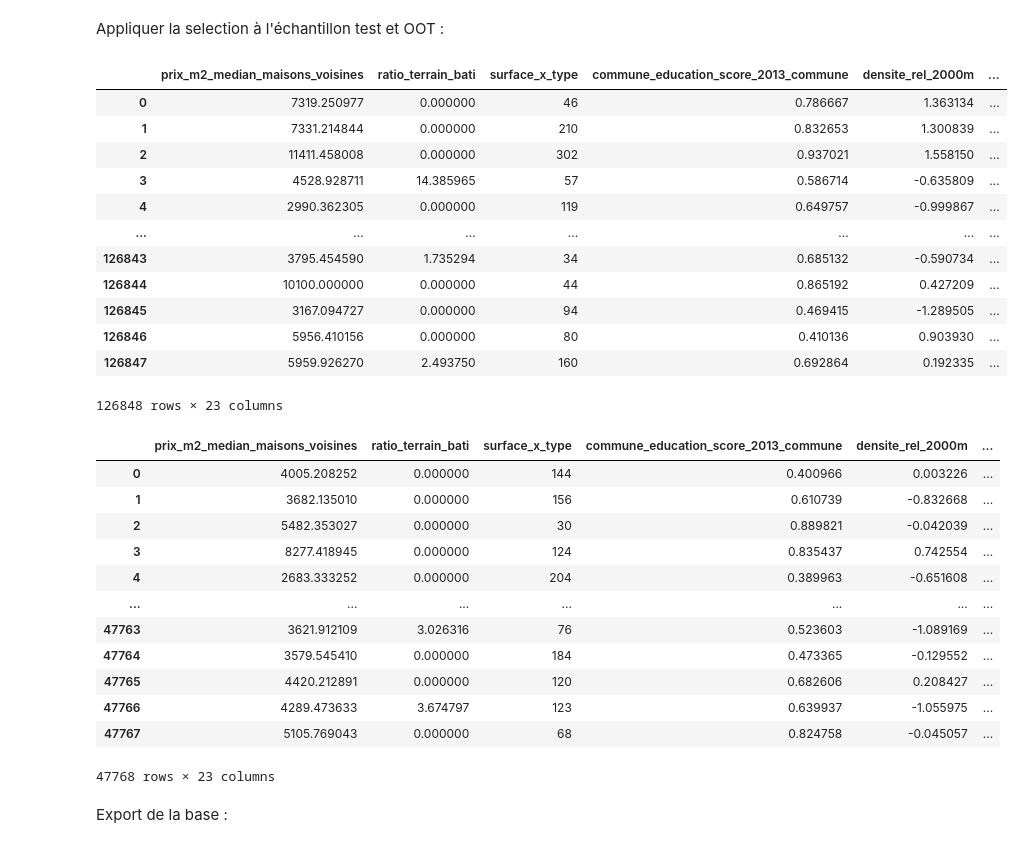
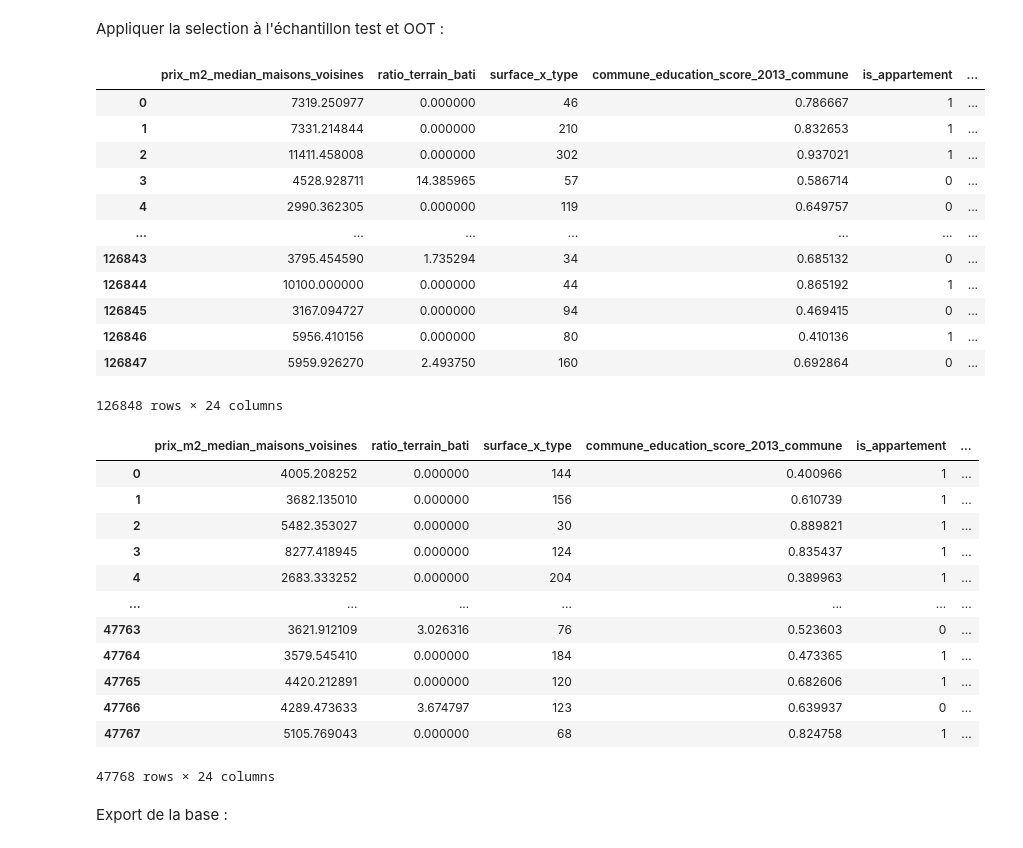
Before and after one commit to leocoooo/land_value_prediction, a Jupyter notebook: notebooks/03_selection_features.ipynb, the cells around one changed output. Cells and saved outputs as stored; diff of their text form; code cells hidden in the pictures.

```diff
--- a/notebooks/03_selection_features.ipynb
+++ b/notebooks/03_selection_features.ipynb
@@ -18,7 +19,8 @@ c:\Users\leoco\Documents\cours\M2_MOSEF\ML_theory\land_value_prediction\notebook
 # %%
 df_train = pd.read_parquet(r"data\processed\train_test_out_sample_cleaned\idf_vf_train_cleaned.parquet")
 # %%
-cols_to_remove = ['prix_m2', 'ecart_prix_median_pct', 'is_maison', 'nord_paris', 'est_paris']
+cols_to_remove = ['prix_m2', 'ecart_prix_median_pct', 'is_maison', 'nord_paris', 'est_paris', "code_departement"]
+df_code_departement = df_train[['code_departement']].copy()
 
 X = df_train.drop(columns=cols_to_remove)
 y = df_train['prix_m2']
@@ -297,42 +316,42 @@ Pour des modèles d'arbre ce n'est pas très grave pour la performance du modèl
 Appliquer la selection à l'échantillon test et OOT :
 # %%
 test_df = pd.read_parquet(r"data/processed/train_test_out_sample_cleaned/idf_vf_test_cleaned.parquet")
-test_df = test_df[selected_features + ["prix_m2"]]
+test_df = test_df[selected_features + ["prix_m2", "code_departement"]]
 test_df = test_df.drop(columns=correlated_features_to_drop, errors='ignore')
 test_df
 # %% [output]
-|  | prix_m2_median_maisons_voisines | ratio_terrain_bati | surface_x_type | commune_education_score_2013_commune | densite_rel_2000m | ... |
-| 0 | 7319.250977 | 0.000000 | 46 | 0.786667 | 1.363134 | ... |
-| 1 | 7331.214844 | 0.000000 | 210 | 0.832653 | 1.300839 | ... |
-| 2 | 11411.458008 | 0.000000 | 302 | 0.937021 | 1.558150 | ... |
-| 3 | 4528.928711 | 14.385965 | 57 | 0.586714 | -0.635809 | ... |
-| 4 | 2990.362305 | 0.000000 | 119 | 0.649757 | -0.999867 | ... |
+|  | prix_m2_median_maisons_voisines | ratio_terrain_bati | surface_x_type | commune_education_score_2013_commune | is_appartement | ... |
+| 0 | 7319.250977 | 0.000000 | 46 | 0.786667 | 1 | ... |
+| 1 | 7331.214844 | 0.000000 | 210 | 0.832653 | 1 | ... |
+| 2 | 11411.458008 | 0.000000 | 302 | 0.937021 | 1 | ... |
+| 3 | 4528.928711 | 14.385965 | 57 | 0.586714 | 0 | ... |
+| 4 | 2990.362305 | 0.000000 | 119 | 0.649757 | 0 | ... |
 | ... | ... | ... | ... | ... | ... | ... |
-| 126843 | 3795.454590 | 1.735294 | 34 | 0.685132 | -0.590734 | ... |
-| 126844 | 10100.000000 | 0.000000 | 44 | 0.865192 | 0.427209 | ... |
-| 126845 | 3167.094727 | 0.000000 | 94 | 0.469415 | -1.289505 | ... |
-| 126846 | 5956.410156 | 0.000000 | 80 | 0.410136 | 0.903930 | ... |
-| 126847 | 5959.926270 | 2.493750 | 160 | 0.692864 | 0.192335 | ... |
+| 126843 | 3795.454590 | 1.735294 | 34 | 0.685132 | 0 | ... |
+| 126844 | 10100.000000 | 0.000000 | 44 | 0.865192 | 1 | ... |
+| 126845 | 3167.094727 | 0.000000 | 94 | 0.469415 | 0 | ... |
+| 126846 | 5956.410156 | 0.000000 | 80 | 0.410136 | 1 | ... |
+| 126847 | 5959.926270 | 2.493750 | 160 | 0.692864 | 0 | ... |
-126848 rows × 23 columns
+126848 rows × 24 columns
 # %%
 oos_df = pd.read_parquet(r"data/processed/train_test_out_sample_cleaned/idf_vf_out_of_sample_cleaned.parquet")
-oos_df = oos_df[selected_features + ["prix_m2"]]
+oos_df = oos_df[selected_features + ["prix_m2", "code_departement"]]
 oos_df = oos_df.drop(columns=correlated_features_to_drop, errors='ignore')
 oos_df
 # %% [output]
-|  | prix_m2_median_maisons_voisines | ratio_terrain_bati | surface_x_type | commune_education_score_2013_commune | densite_rel_2000m | ... |
-| 0 | 4005.208252 | 0.000000 | 144 | 0.400966 | 0.003226 | ... |
-| 1 | 3682.135010 | 0.000000 | 156 | 0.610739 | -0.832668 | ... |
-| 2 | 5482.353027 | 0.000000 | 30 | 0.889821 | -0.042039 | ... |
-| 3 | 8277.418945 | 0.000000 | 124 | 0.835437 | 0.742554 | ... |
-| 4 | 2683.333252 | 0.000000 | 204 | 0.389963 | -0.651608 | ... |
+|  | prix_m2_median_maisons_voisines | ratio_terrain_bati | surface_x_type | commune_education_score_2013_commune | is_appartement | ... |
+| 0 | 4005.208252 | 0.000000 | 144 | 0.400966 | 1 | ... |
+| 1 | 3682.135010 | 0.000000 | 156 | 0.610739 | 1 | ... |
+| 2 | 5482.353027 | 0.000000 | 30 | 0.889821 | 1 | ... |
+| 3 | 8277.418945 | 0.000000 | 124 | 0.835437 | 1 | ... |
+| 4 | 2683.333252 | 0.000000 | 204 | 0.389963 | 1 | ... |
 | ... | ... | ... | ... | ... | ... | ... |
-| 47763 | 3621.912109 | 3.026316 | 76 | 0.523603 | -1.089169 | ... |
-| 47764 | 3579.545410 | 0.000000 | 184 | 0.473365 | -0.129552 | ... |
-| 47765 | 4420.212891 | 0.000000 | 120 | 0.682606 | 0.208427 | ... |
-| 47766 | 4289.473633 | 3.674797 | 123 | 0.639937 | -1.055975 | ... |
-| 47767 | 5105.769043 | 0.000000 | 68 | 0.824758 | -0.045057 | ... |
+| 47763 | 3621.912109 | 3.026316 | 76 | 0.523603 | 0 | ... |
+| 47764 | 3579.545410 | 0.000000 | 184 | 0.473365 | 1 | ... |
+| 47765 | 4420.212891 | 0.000000 | 120 | 0.682606 | 1 | ... |
+| 47766 | 4289.473633 | 3.674797 | 123 | 0.639937 | 0 | ... |
+| 47767 | 5105.769043 | 0.000000 | 68 | 0.824758 | 1 | ... |
-47768 rows × 23 columns
+47768 rows × 24 columns
 # %% [markdown]
 Export de la base :
 # %%
```
Also changed, not shown: parts of 11 cells of this notebook, 1 other file.
